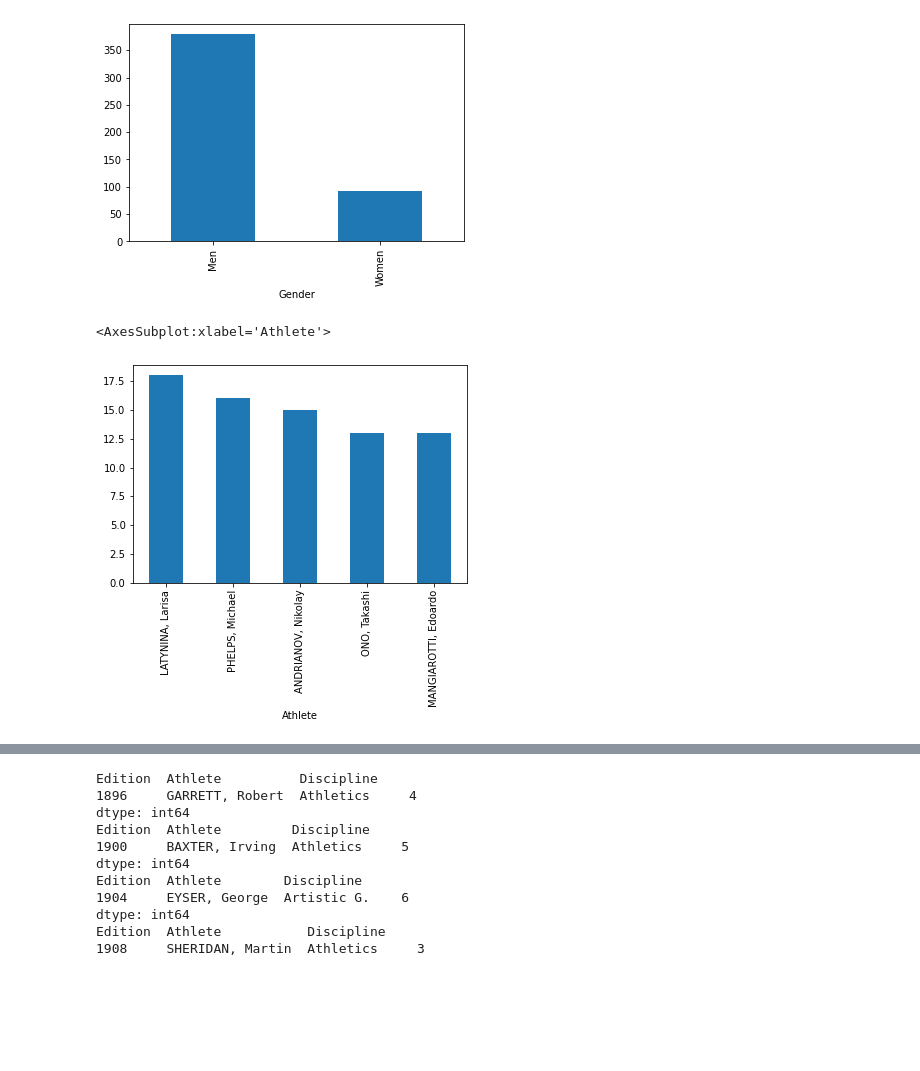
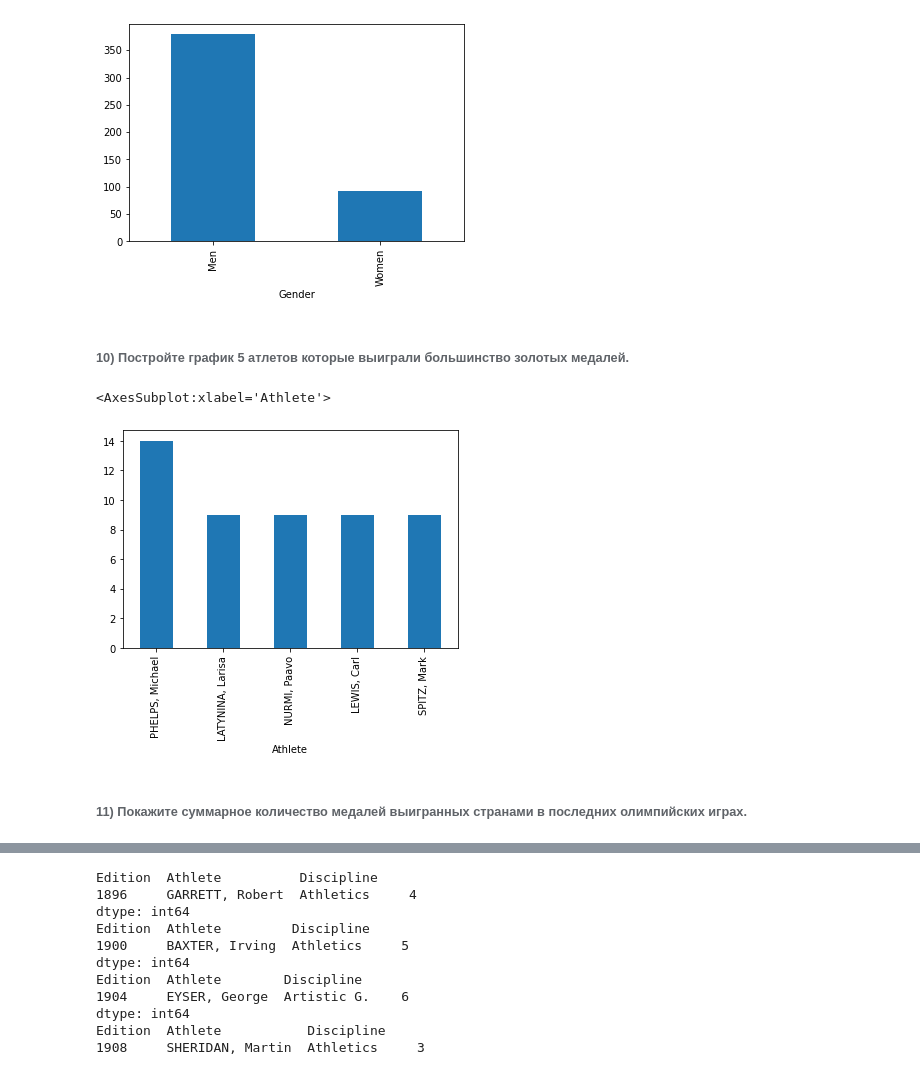
Before and after one commit to smolin8033/EPAM-Python-Intermediate-Lab, a Jupyter notebook: hw1_pandas/hw_1_olimpic_medals.ipynb, the cells around one changed output, grey strips where cells are left out. Cells and saved outputs as stored; diff of their text form; code cells hidden in the pictures; blank space fills up the shorter version.

```diff
--- a/hw1_pandas/hw_1_olimpic_medals.ipynb
+++ b/hw1_pandas/hw_1_olimpic_medals.ipynb
@@ -121,12 +126,14 @@ dataframe.groupby('Gender').size().plot.bar()
 # %% [output]
 <AxesSubplot:xlabel='Gender'>
 [figure]
+# %% [markdown]
+###### 10) Постройте график 5 атлетов которые выиграли большинство золотых медалей.
 # %%
-# 10) Постройте график 5 атлетов которые выиграли большинство золотых медалей.
-
-dataframe = df.groupby('Athlete').size().sort_values(ascending=False).head(5)
+dataframe = df[df.Medal == 'Gold'].groupby('Athlete').size().sort_values(ascending=False).head(5)
 dataframe.plot.bar()
 # %% [output]
 <AxesSubplot:xlabel='Athlete'>
-[figure, old version]
+[figure, new version]
+# %% [markdown]
+###### 11) Покажите суммарное количество медалей выигранных странами в последних олимпийских играх.
 # %%
```
Also changed, not shown: parts of 21 cells of this notebook.
